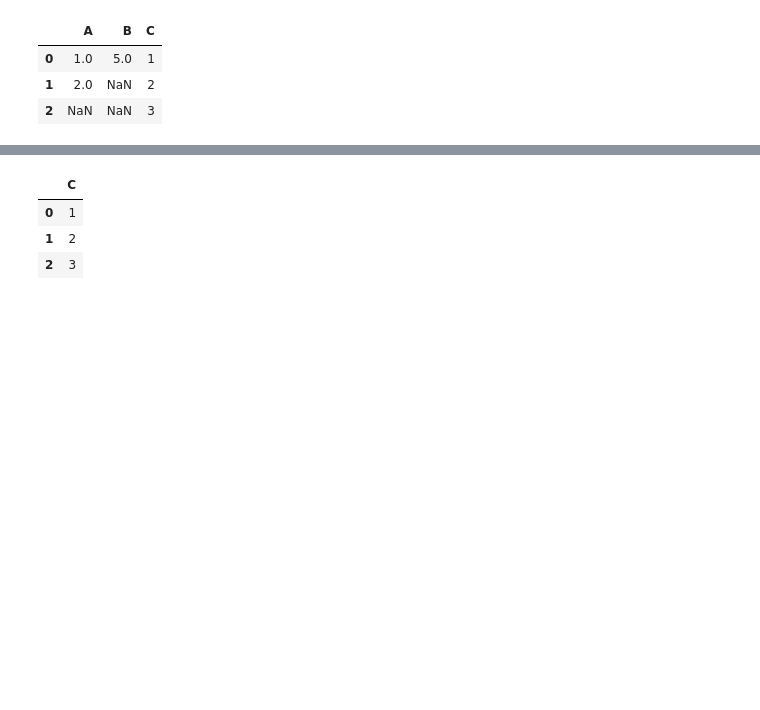
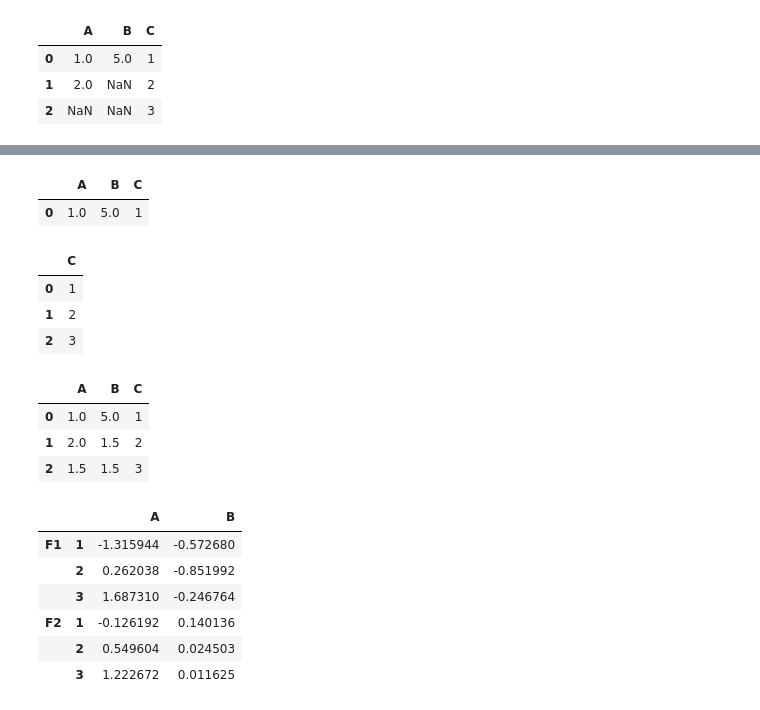
Before and after one commit to vaskarojha/Data-Science-Projects, a Jupyter notebook: Python review/pandas_revies.ipynb, the cells around one changed output, grey strips where cells are left out. Saved outputs shown, nothing was run; the diff lists cells and outputs as text; code cells hidden in the pictures; blank space fills up the shorter version.

```diff
--- a/Python review/pandas_revies.ipynb
+++ b/Python review/pandas_revies.ipynb
@@ -320,3 +315,8 @@ df
+# %%
+df.dropna()
+# %% [output]
+|  | A | B | C |
+| 0 | 1.0 | 5.0 | 1 |
 # %%
 df.dropna(axis=1)
 # %% [output]
@@ -328,0 +327,7 @@ https://www.scaler.com/topics/pandas/advanced-operations-on-a-pandas-data-frame/
+# %%
+df.fillna(value=df['A'].mean())
+# %% [output]
+|  | A | B | C |
+| 0 | 1.0 | 5.0 | 1 |
+| 1 | 2.0 | 1.5 | 2 |
+| 2 | 1.5 | 1.5 | 3 |
@@ -328,0 +339,11 @@ https://www.scaler.com/topics/pandas/advanced-operations-on-a-pandas-data-frame/
+# %%
+df = pd.DataFrame(np.random.randn(6,2), top_index, ['A', 'B'])
+df
+# %% [output]
+|  |  | A | B |
+| F1 | 1 | -1.315944 | -0.572680 |
+|  | 2 | 0.262038 | -0.851992 |
+|  | 3 | 1.687310 | -0.246764 |
+| F2 | 1 | -0.126192 | 0.140136 |
+|  | 2 | 0.549604 | 0.024503 |
+|  | 3 | 1.222672 | 0.011625 |
```
Also changed, not shown: parts of 11 cells of this notebook.
